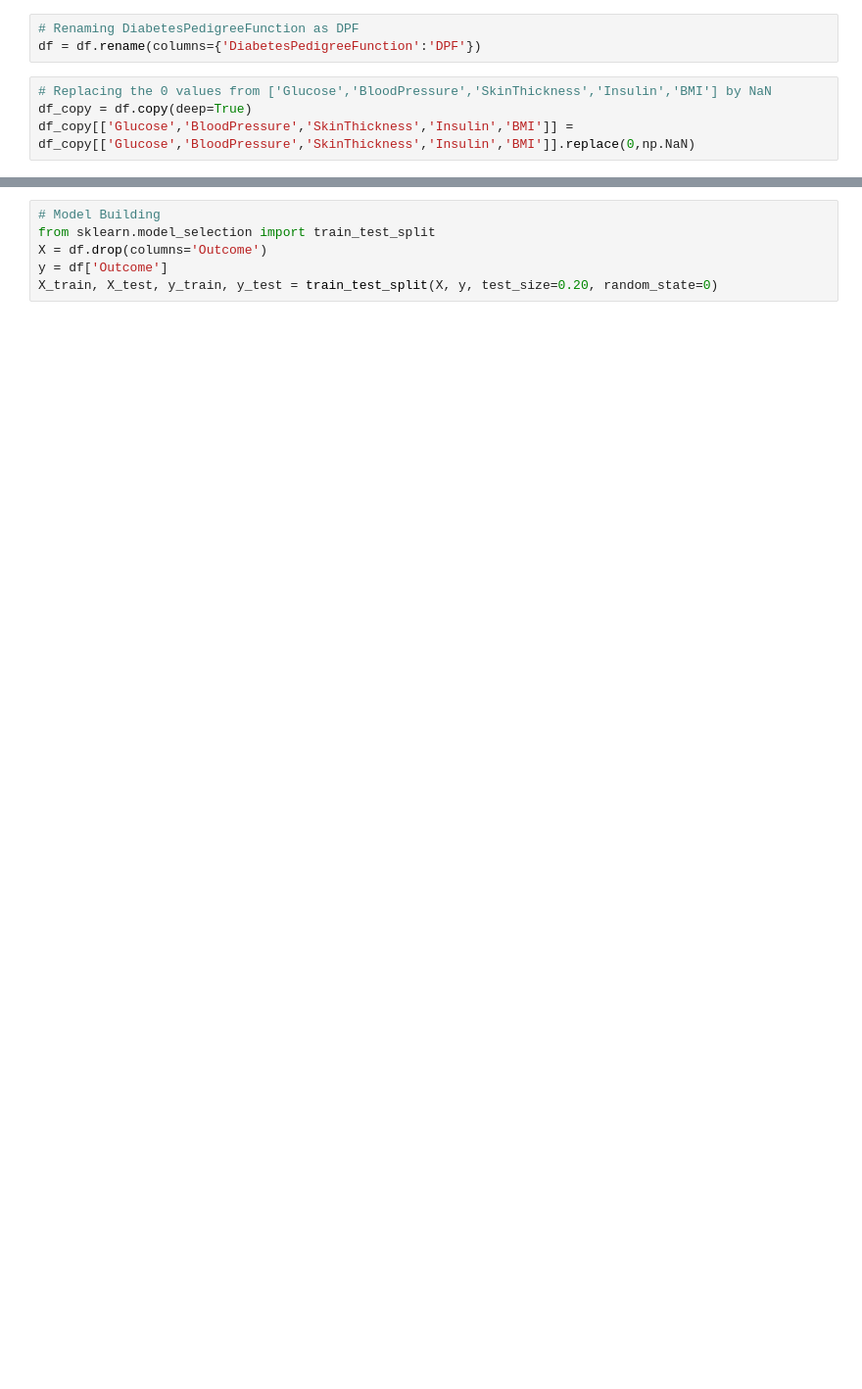
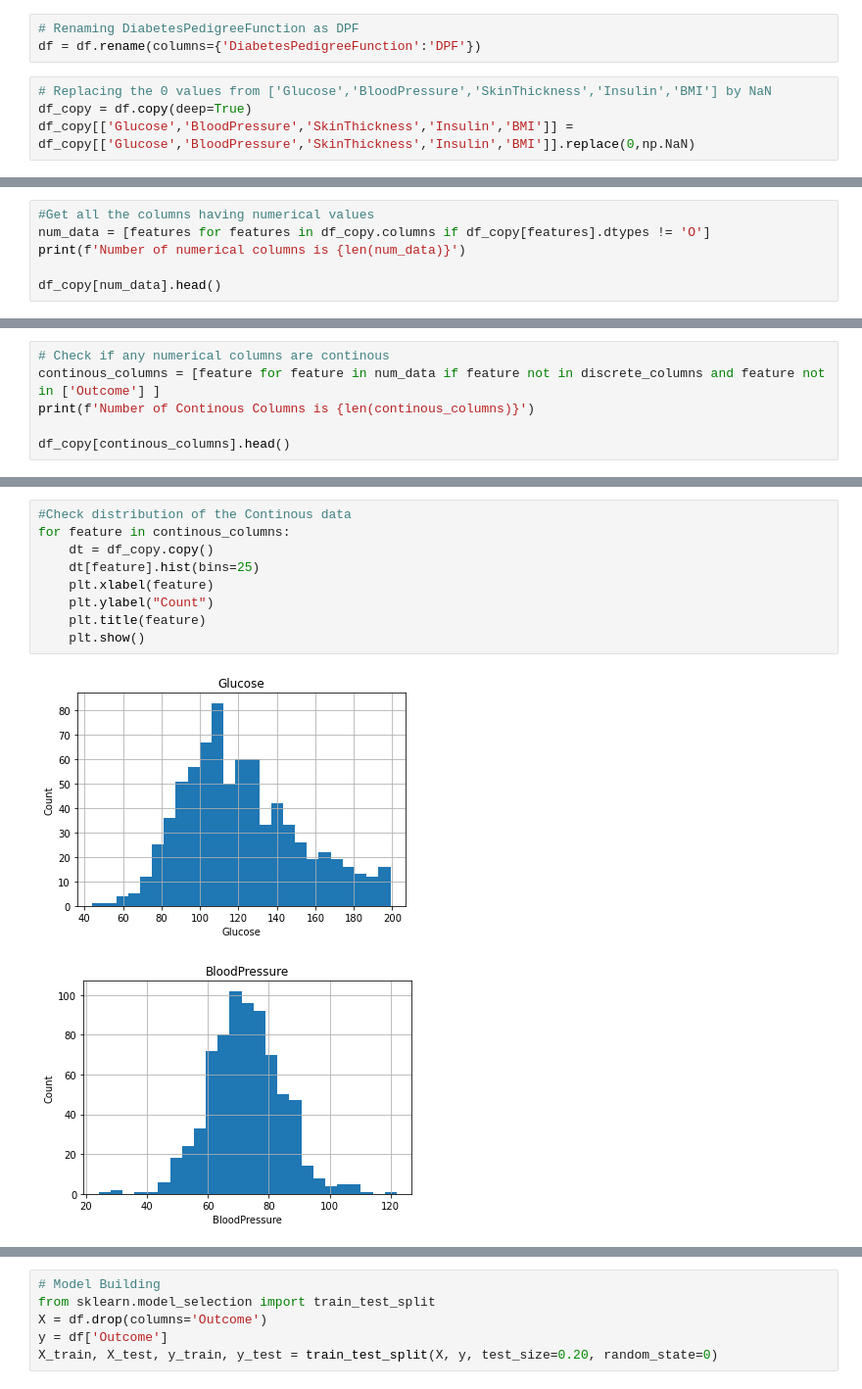
Before and after one commit to kritikaparmar-programmer/HealthCheck, a Jupyter notebook: Notebooks/DiabetesNotebook.ipynb, the cells around one changed output, grey strips where cells are left out. Shown: that part at 98% size. Cells and saved outputs as stored; diff of their text form; blank space fills up the shorter version.

```diff
--- a/Notebooks/DiabetesNotebook.ipynb
+++ b/Notebooks/DiabetesNotebook.ipynb
@@ -31,0 +59,6 @@ df_copy['BMI'].fillna(df_copy['BMI'].median(), inplace=True)
+# %%
+#Get all the columns having numerical values
+num_data = [features for features in df_copy.columns if df_copy[features].dtypes != 'O']
+print(f'Number of numerical columns is {len(num_data)}')
+
+df_copy[num_data].head()
@@ -31,0 +101,6 @@ df_copy['BMI'].fillna(df_copy['BMI'].median(), inplace=True)
+# %%
+# Check if any numerical columns are continous
+continous_columns = [feature for feature in num_data if feature not in discrete_columns and feature not in ['Outcome'] ]
+print(f'Number of Continous Columns is {len(continous_columns)}')
+
+df_copy[continous_columns].head()
@@ -31,0 +115,12 @@ df_copy['BMI'].fillna(df_copy['BMI'].median(), inplace=True)
+# %%
+#Check distribution of the Continous data
+for feature in continous_columns:
+    dt = df_copy.copy()
+    dt[feature].hist(bins=25)
+    plt.xlabel(feature)
+    plt.ylabel("Count")
+    plt.title(feature)
+    plt.show()
+# %% [output]
+[figure, added]
+[figure, added]
```
Also changed, not shown: parts of 36 cells of this notebook, 3 other files.
